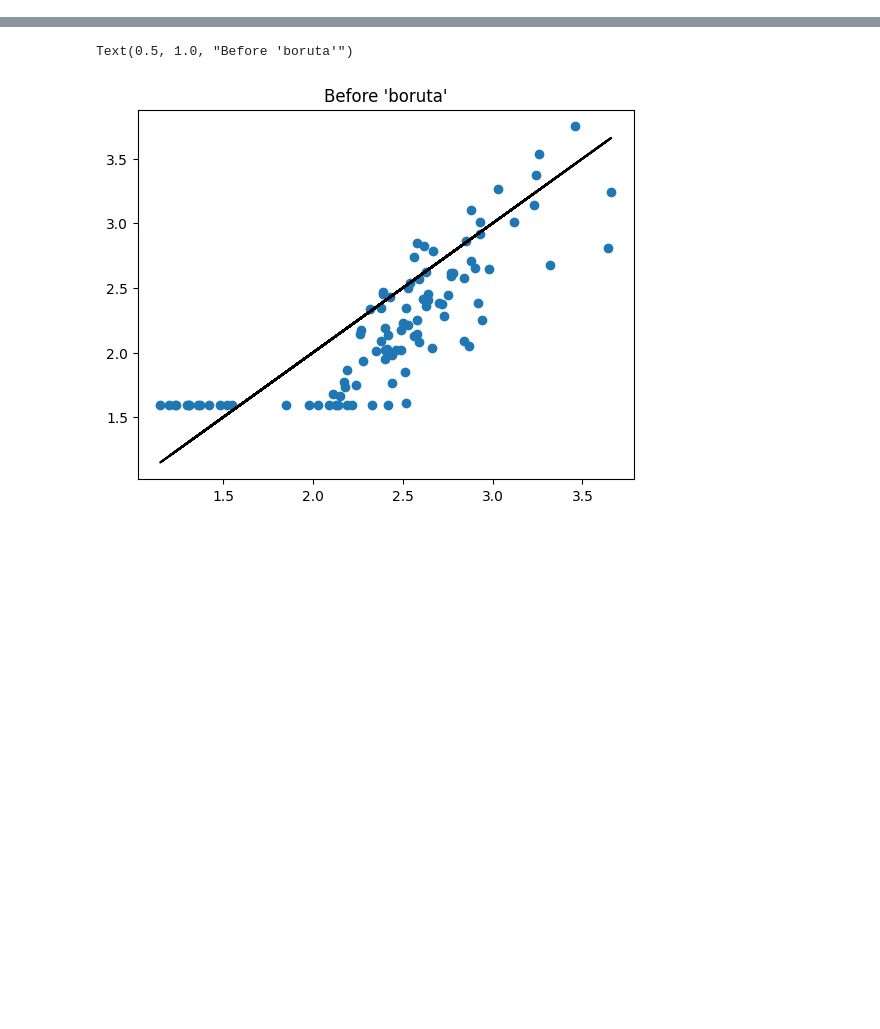
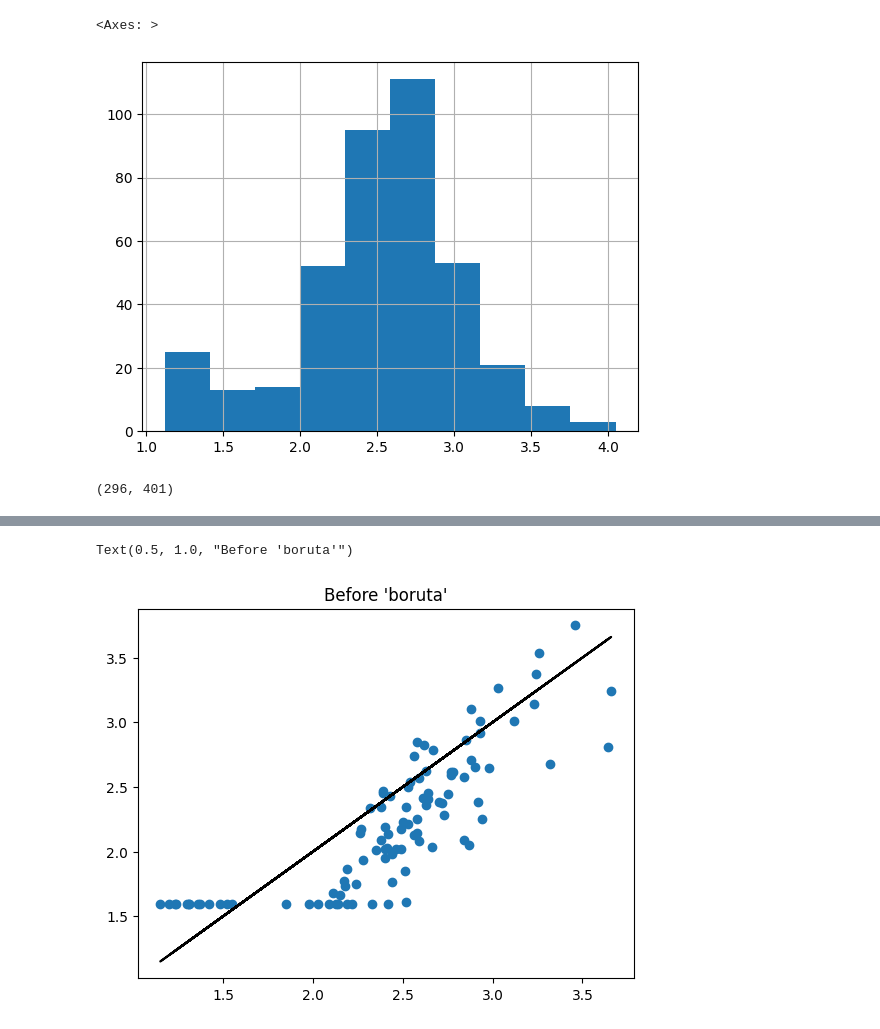
Before and after one commit to Lucas-ZR/datahow-thesis-feup, a Jupyter notebook: boruta_regression.ipynb, the cells around one changed output, grey strips where cells are left out. Saved outputs shown, nothing was run; the diff lists cells and outputs as text; code cells hidden in the pictures; blank space fills up the shorter version.

```diff
--- a/boruta_alternative_data_set.ipynb
+++ b/boruta_regression.ipynb
@@ -13,6 +13,11 @@ from sklearn.metrics import mean_squared_error
 #read data
 X=pd.read_csv('.\\alternative_data_set\\X_diesel.csv',header=None)
 Y=pd.read_csv('.\\alternative_data_set\\Y3_diesel.csv',header=None)
+# %%
+Y.hist()
+# %% [output]
+<Axes: >
+[figure, added]
 # %%
 #remove missing values
 X=X.copy()
@@ -28,6 +33,10 @@ std=X.std()
 X=(X-mean)/std
 
 x_train,x_test,y_train,y_test=train_test_split(X,Y,test_size=0.25,random_state=42)
+# %%
+x_train.shape
+# %% [output]
+(296, 401)
 # %%
 #fitting model
 
```
Also changed, not shown: parts of 4 cells of this notebook, 2 other files.
